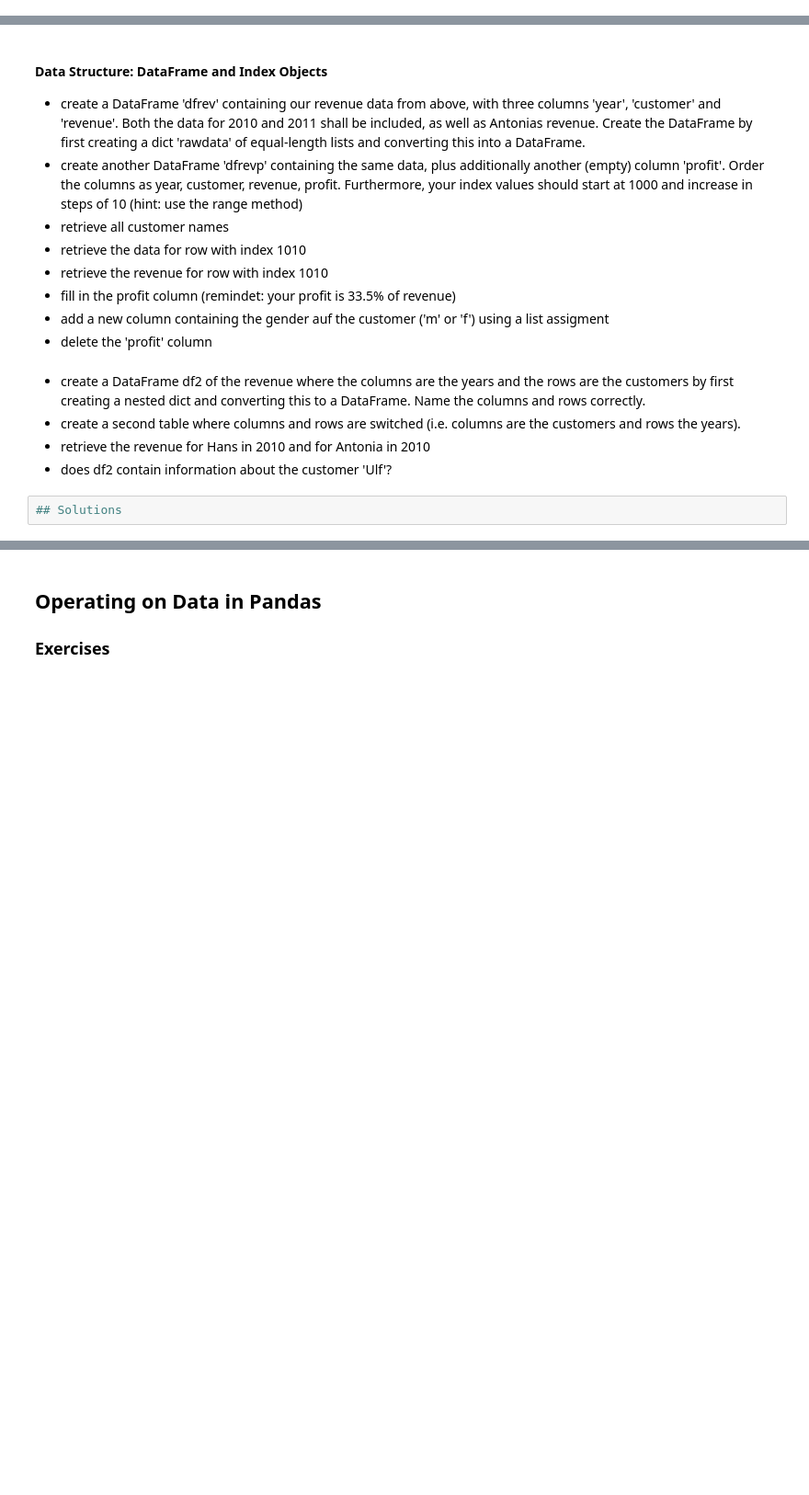
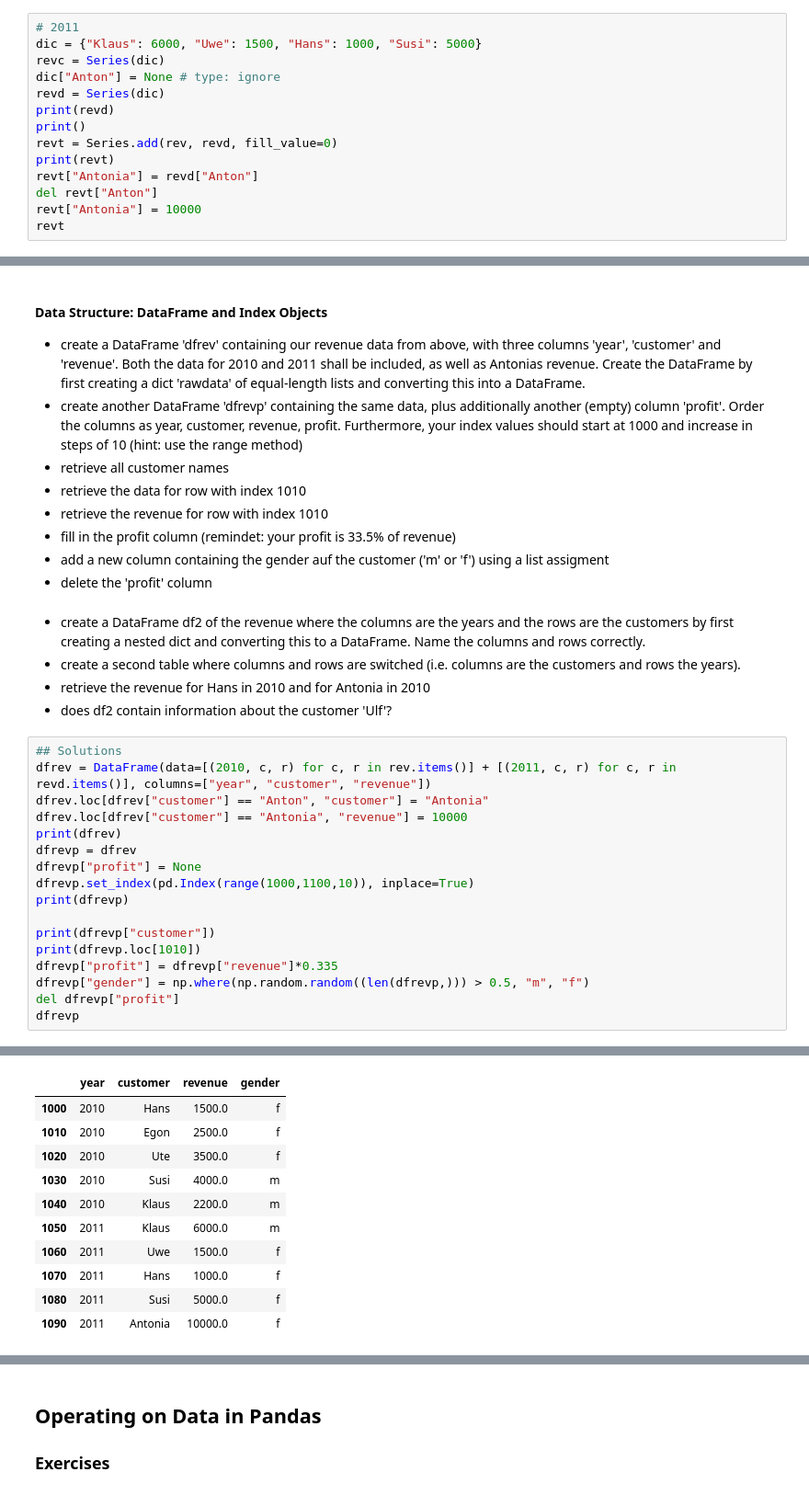
Before and after one commit to IchChefDuNixx/2023SS, a Jupyter notebook: DS/data_aai_sose23/lecture04_missing_values/h04a-assignment-Pandas_Part_1.ipynb, the cells around one changed output, grey strips where cells are left out. Shown: that part at 92% size. Saved outputs shown, nothing was run; the diff lists cells and outputs as text; blank space fills up the shorter version.

```diff
--- a/DS/data_aai_sose23/lecture04_missing_values/h04a-assignment-Pandas_Part_1.ipynb
+++ b/DS/data_aai_sose23/lecture04_missing_values/h04a-assignment-Pandas_Part_1.ipynb
@@ -35,0 +78,14 @@ You also have revenue figures for 2011.
+# %%
+# 2011
+dic = {"Klaus": 6000, "Uwe": 1500, "Hans": 1000, "Susi": 5000}
+revc = Series(dic)
+dic["Anton"] = None # type: ignore
+revd = Series(dic)
+print(revd)
+print()
+revt = Series.add(rev, revd, fill_value=0)
+print(revt)
+revt["Antonia"] = revd["Anton"]
+del revt["Anton"]
+revt["Antonia"] = 10000
+revt
@@ -49,5 +129,21 @@ You also have revenue figures for 2011.
 - create a second table where columns and rows are switched (i.e. columns are the customers and rows the years).
 - retrieve the revenue for Hans in 2010 and for Antonia in 2010
 - does df2 contain information about the customer 'Ulf'?
-# %%
-## Solutions
+# %%
+## Solutions
+dfrev = DataFrame(data=[(2010, c, r) for c, r in rev.items()] + [(2011, c, r) for c, r in revd.items()], columns=["year", "customer", "revenue"])
+dfrev.loc[dfrev["customer"] == "Anton", "customer"] = "Antonia"
+dfrev.loc[dfrev["customer"] == "Antonia", "revenue"] = 10000
+print(dfrev)
+dfrevp = dfrev
+dfrevp["profit"] = None
+dfrevp.set_index(pd.Index(range(1000,1100,10)), inplace=True)
+print(dfrevp)
+
+print(dfrevp["customer"])
+print(dfrevp.loc[1010])
+dfrevp["profit"] = dfrevp["revenue"]*0.335
+dfrevp["gender"] = np.where(np.random.random((len(dfrevp,))) > 0.5, "m", "f")
+del dfrevp["profit"]
+dfrevp
+# %% [output]
@@ -53,0 +167,11 @@ You also have revenue figures for 2011.
+|  | year | customer | revenue | gender |
+| 1000 | 2010 | Hans | 1500.0 | f |
+| 1010 | 2010 | Egon | 2500.0 | f |
+| 1020 | 2010 | Ute | 3500.0 | f |
+| 1030 | 2010 | Susi | 4000.0 | m |
+| 1040 | 2010 | Klaus | 2200.0 | m |
+| 1050 | 2011 | Klaus | 6000.0 | m |
+| 1060 | 2011 | Uwe | 1500.0 | f |
+| 1070 | 2011 | Hans | 1000.0 | f |
+| 1080 | 2011 | Susi | 5000.0 | f |
+| 1090 | 2011 | Antonia | 10000.0 | f |
```
Also changed, not shown: parts of 22 cells of this notebook, 10 other files.
